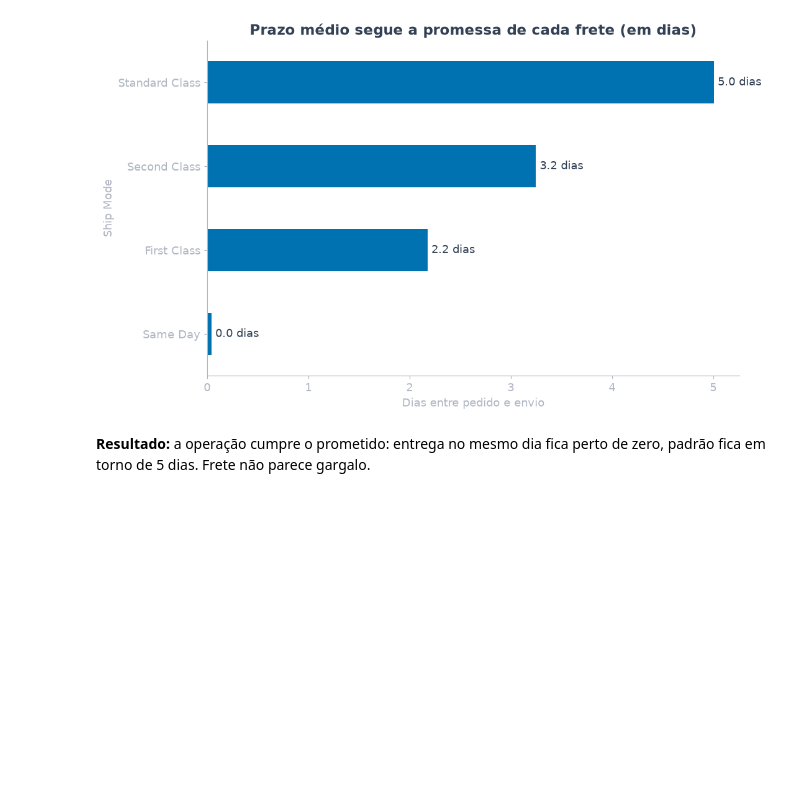
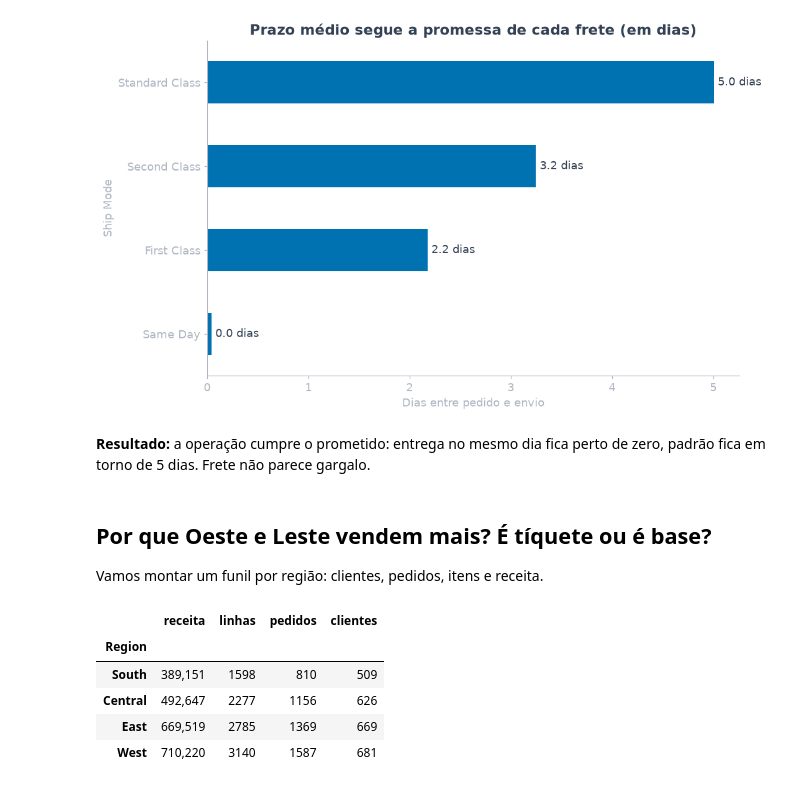
Before and after one commit to lDanill01/BI-Projects, a Jupyter notebook: notebooks/visao-geral-vendas/analise.ipynb, the cells around one changed output. Cells and saved outputs as stored; diff of their text form; code cells hidden in the pictures; blank space fills up the shorter version.

```diff
--- a/notebooks/visao-geral-vendas/analise.ipynb
+++ b/notebooks/visao-geral-vendas/analise.ipynb
@@ -290,3 +290,21 @@ plt.show()
 [figure]
 # %% [markdown]
 **Resultado:** a operação cumpre o prometido: entrega no mesmo dia fica perto de zero, padrão fica em torno de 5 dias. Frete não parece gargalo.
+# %% [markdown]
+## Por que Oeste e Leste vendem mais? É tíquete ou é base?
+Vamos montar um funil por região: clientes, pedidos, itens e receita.
+# %%
+funil = pd.DataFrame({
+    "receita": df.groupby("Region")["Sales"].sum(),
+    "linhas": df.groupby("Region").size(),
+    "pedidos": df.groupby("Region")["Order ID"].nunique(),
+    "clientes": df.groupby("Region")["Customer ID"].nunique(),
+})
+funil.sort_values("receita").round(0)
+# %% [output]
+|  | receita | linhas | pedidos | clientes |
+| Region |  |  |  |  |
+| South | 389,151 | 1598 | 810 | 509 |
+| Central | 492,647 | 2277 | 1156 | 626 |
+| East | 669,519 | 2785 | 1369 | 669 |
+| West | 710,220 | 3140 | 1587 | 681 |
```
Also changed, not shown: parts of 15 cells of this notebook.
